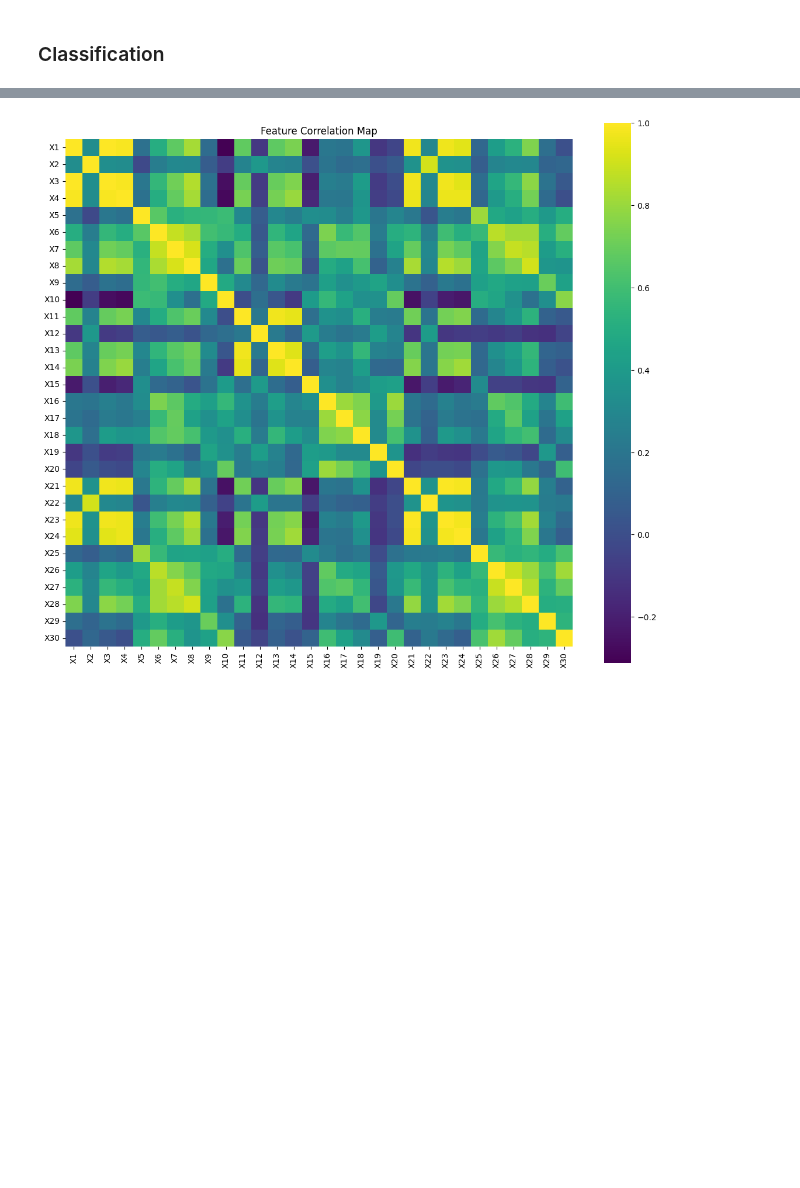
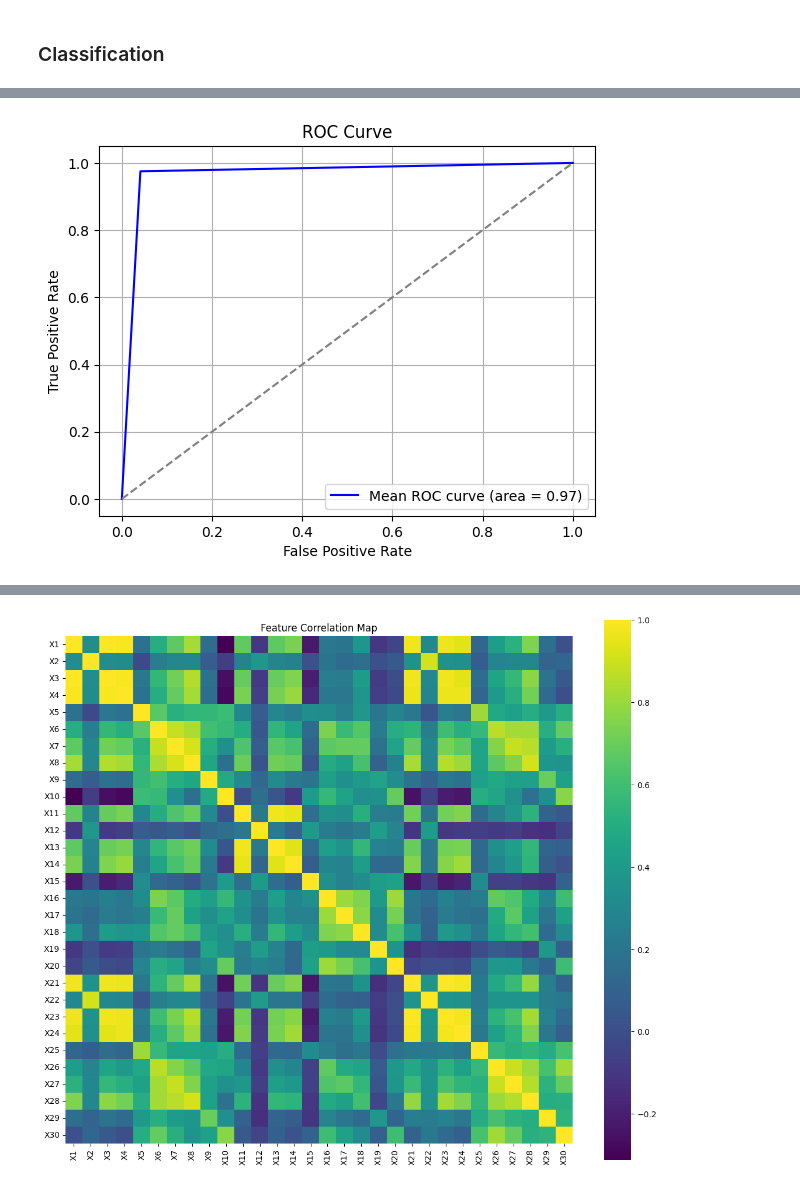
Before and after one commit to Elisaottoboni/Machine-Learning-University-of-Oslo, a Jupyter notebook: Project2/partB.ipynb, the cells around one changed output, grey strips where cells are left out. Saved outputs shown, nothing was run; the diff lists cells and outputs as text; code cells hidden in the pictures; blank space fills up the shorter version.

```diff
--- a/Project2/partB.ipynb
+++ b/Project2/partB.ipynb
@@ -508,0 +677,76 @@ RuntimeWarning: overflow encountered in matmul
+# %%
+from sklearn.datasets import load_breast_cancer
+import warnings
+warnings.filterwarnings("ignore", category=DeprecationWarning)
+from sklearn.model_selection import train_test_split, KFold
+from sklearn.preprocessing import MinMaxScaler
+from sklearn.metrics import roc_curve, auc
+import numpy as np
+import matplotlib.pyplot as plt
+from FFNN_class import *
+
+#%matplotlib inline
+
+# Load dataset
+wisconsin = load_breast_cancer()
+X = wisconsin.data
+target = wisconsin.target
+target = target.reshape(target.shape[0], 1)
+
+# Normalize the data
+scaler = MinMaxScaler()
+X = scaler.fit_transform(X)
+
+# Set up k-fold cross-validation
+kf = KFold(n_splits=10, shuffle=True, random_state=2024)
+
+# Initialize arrays to hold the results for ROC
+tpr_list = []  # True Positive Rates
+fpr_list = []  # False Positive Rates
+thresholds_list = []  # Thresholds
+
+for train_index, test_index in kf.split(X):
+    X_train, X_val = X[train_index], X[test_index]
+    t_train, t_val = target[train_index], target[test_index]
+
+    # Define the FFNN model for logistic regression
+    input_nodes = X_train.shape[1]
+    hidden_nodes1 = 500
+    hidden_nodes2 = 250
+    output_nodes = 1
+
+    dims = (input_nodes, hidden_nodes1, hidden_nodes2, output_nodes)
+    logistic_regression = FFNN(dims, output_func=sigmoid, cost_func=CostLogReg, seed=2023)
+
+    # Reset weights
+    logistic_regression.reset_weights()
+
+    # Train the model
+    scheduler = Adam(eta=1e-3, rho=0.9, rho2=0.999)
+    logistic_regression.fit(X_train, t_train, scheduler, epochs=1000, X_val=X_val, t_val=t_val)
+
+    # Predictions on the validation set
+    predictions = logistic_regression.predict(X_val)
+    predictions_prob = predictions.flatten()
+
+    # Compute ROC curve
+    fpr, tpr, thresholds = roc_curve(t_val, predictions_prob)
+    tpr_list.append(tpr)
+    fpr_list.append(fpr)
+    thresholds_list.append(thresholds)
+
+# Average the ROC metrics
+mean_tpr = np.mean(tpr_list, axis=0)
+mean_fpr = np.mean(fpr_list, axis=0)
+
+# Plot the ROC curve
+plt.figure()
+plt.plot(mean_fpr, mean_tpr, color='b', label='Mean ROC curve (area = %0.2f)' % auc(mean_fpr, mean_tpr))
+plt.plot([0, 1], [0, 1], color='gray', linestyle='--')
+plt.xlabel('False Positive Rate')
+plt.ylabel('True Positive Rate')
+plt.title('ROC Curve')
+plt.legend(loc='lower right')
+plt.grid()
+plt.show()
+# %% [output]
@@ -508,0 +764 @@ RuntimeWarning: overflow encountered in matmul
+[figure, added]
```
Also changed, not shown: parts of 8 cells of this notebook, 5 other files.
